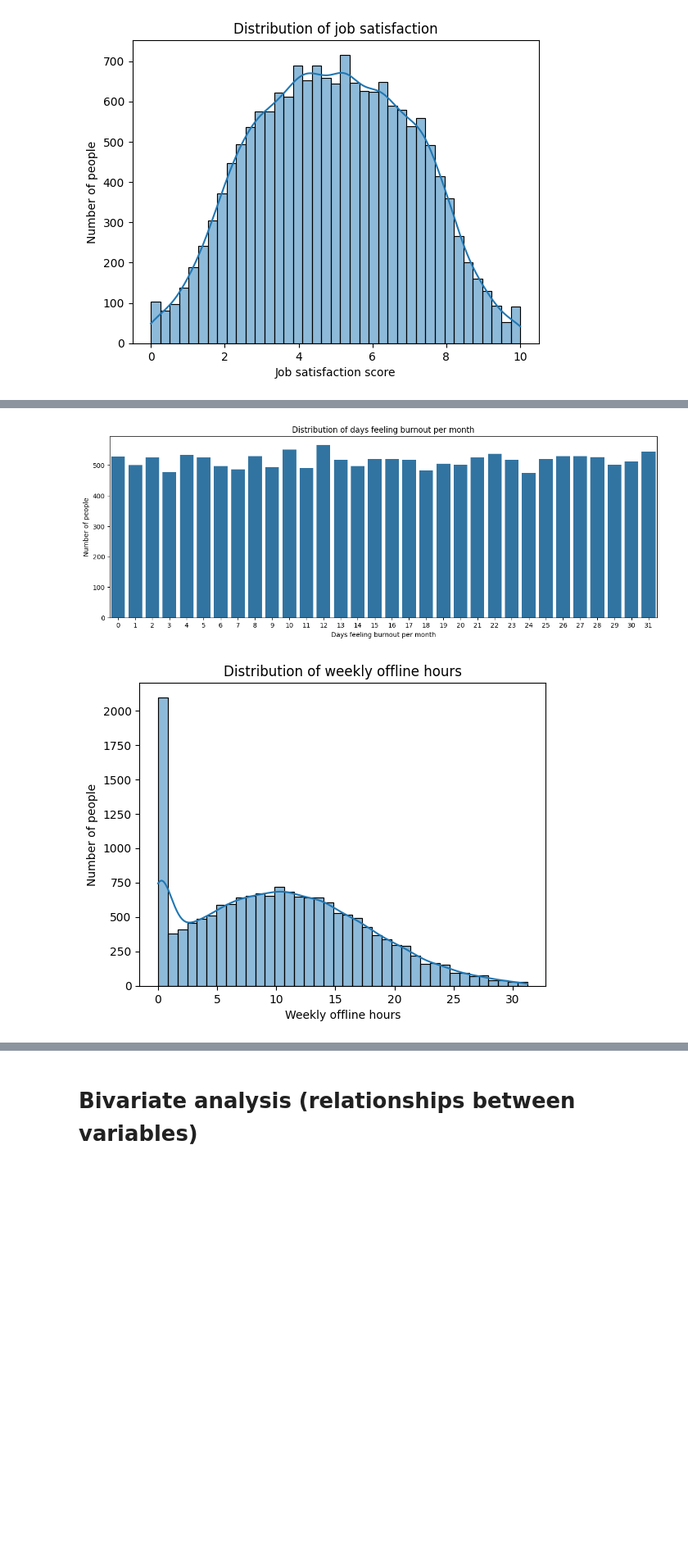
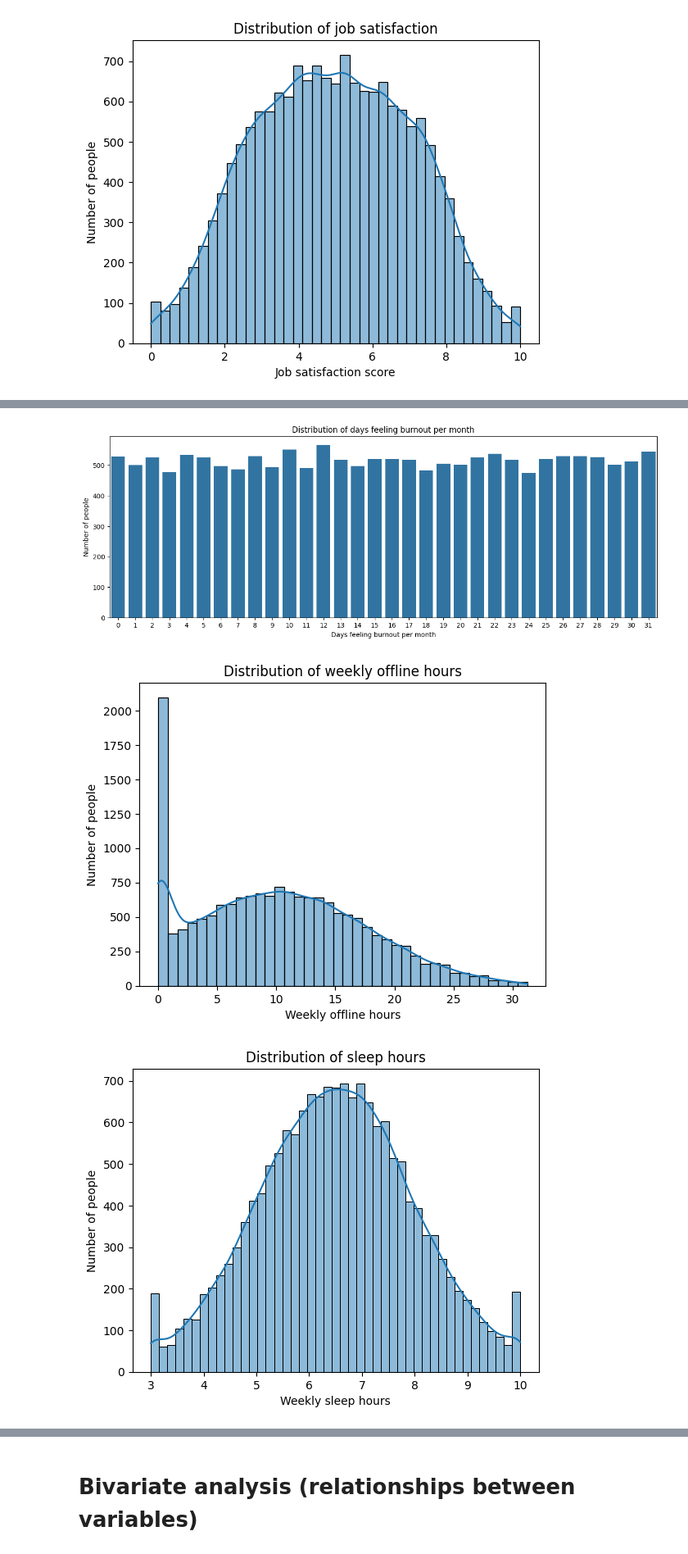
Before and after one commit to augustinapetrr/DATA-ANALYSIS, a Jupyter notebook: EDA.ipynb, the cells around one changed output, grey strips where cells are left out. Shown at 82% size. Saved outputs shown, nothing was run; the diff lists cells and outputs as text; code cells hidden in the pictures; blank space fills up the shorter version.

```diff
--- a/EDA.ipynb
+++ b/EDA.ipynb
@@ -129,7 +129,7 @@ numeric_columns = [ 'age', 'stress_level', 'number_of_notifications',
         'work_hours_per_day', 'breaks_during_work', 'job_satisfaction_score',
         'coffee_consumption_per_day', 'days_feeling_burnout_per_month',
         'weekly_offline_hours', 'daily_social_media_time', 'screen_time_before_sleep',
-        'perceived_productivity_score', 'actual_productivity_score'
+        'perceived_productivity_score', 'actual_productivity_score', 'sleep_hours'
 ]
 
 # Detect outliers using IQR
@@ -304,33 +304,43 @@ plt.show()
 
 #stress_level
 sns.countplot(x='stress_level', data=df)
 plt.title("Distribution of stress level")
 plt.xlabel("Stress level")
 plt.ylabel("Number of people")
 plt.show()
 
 print("\n")
 
 #days_feeling_burnout_per_month
 plt.subplots(figsize=(15, 5))
 sns.countplot(x='days_feeling_burnout_per_month', data=df)
 plt.title("Distribution of days feeling burnout per month")
 plt.xlabel("Days feeling burnout per month")
 plt.ylabel("Number of people")
 plt.show()
 
 print("\n")
 
 #weekly_offline_hours
 sns.histplot(df['weekly_offline_hours'], kde=True)
 plt.title("Distribution of weekly offline hours")
 plt.xlabel("Weekly offline hours")
 plt.ylabel("Number of people")
 plt.show()
+
+print('\n')
+
+#sleep_hours
+sns.histplot(df['sleep_hours'], kde=True)
+plt.title("Distribution of sleep hours")
+plt.xlabel("Weekly sleep hours")
+plt.ylabel("Number of people")
+plt.show()
 # %% [output]
 [figure]
 [figure]
 [figure]
+[figure, added]
 # %%
 #SOCIAL MEDIA
 
```
Also changed, not shown: parts of 4 cells of this notebook.
